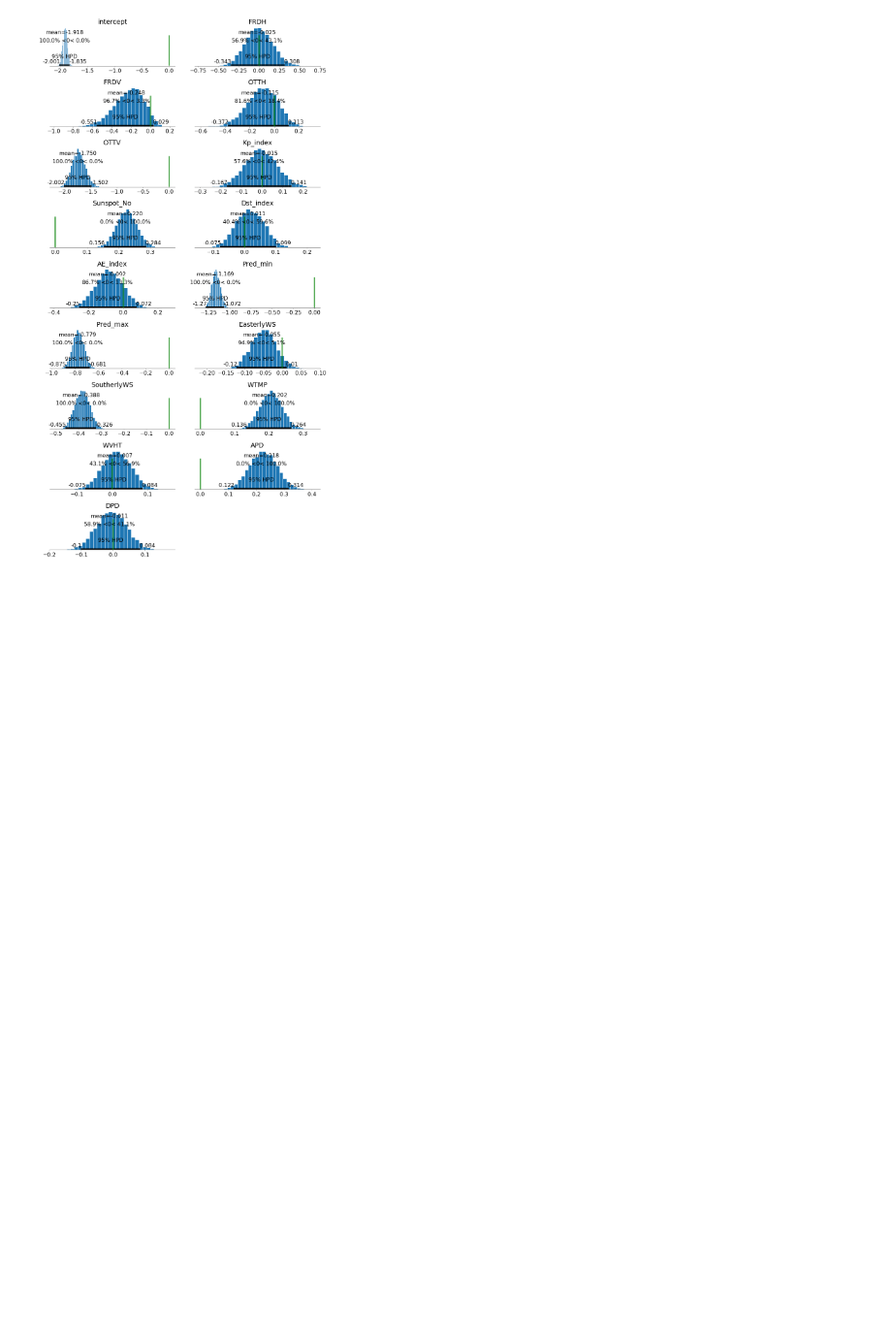
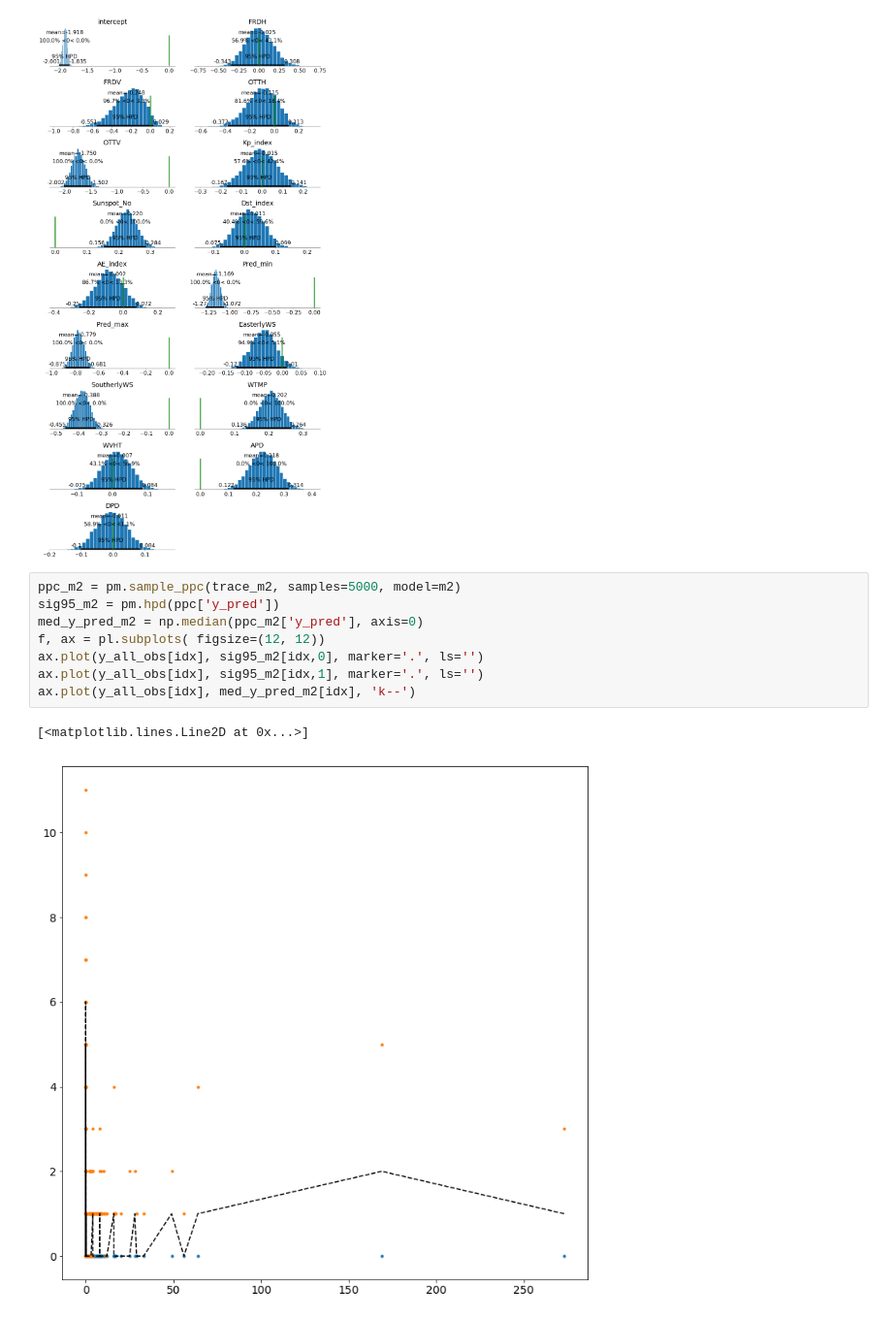
Before and after one commit to madHatter106/beaching, a Jupyter notebook: V2_1709/ML_Poisson_1.ipynb, the cells around one changed output. Shown at 97% size. Drawn from its saved outputs; the diff is of its cells as text; blank space fills up the shorter version.

```diff
--- a/V2_1709/ML_Poisson_1.ipynb
+++ b/V2_1709/ML_Poisson_1.ipynb
@@ -190,3 +189,14 @@ f = pl.gcf()
 f.savefig('../FigJar/Poisson_all_m2_reg.png', format='png', dpi=300)
 # %% [output]
 [figure]
+# %%
+ppc_m2 = pm.sample_ppc(trace_m2, samples=5000, model=m2)
+sig95_m2 = pm.hpd(ppc['y_pred'])
+med_y_pred_m2 = np.median(ppc_m2['y_pred'], axis=0)
+f, ax = pl.subplots( figsize=(12, 12))
+ax.plot(y_all_obs[idx], sig95_m2[idx,0], marker='.', ls='')
+ax.plot(y_all_obs[idx], sig95_m2[idx,1], marker='.', ls='')
+ax.plot(y_all_obs[idx], med_y_pred_m2[idx], 'k--')
+# %% [output]
+[<matplotlib.lines.Line2D at 0x...>]
+[figure, added]
```
Also changed, not shown: parts of 21 cells of this notebook, 1 other file.
